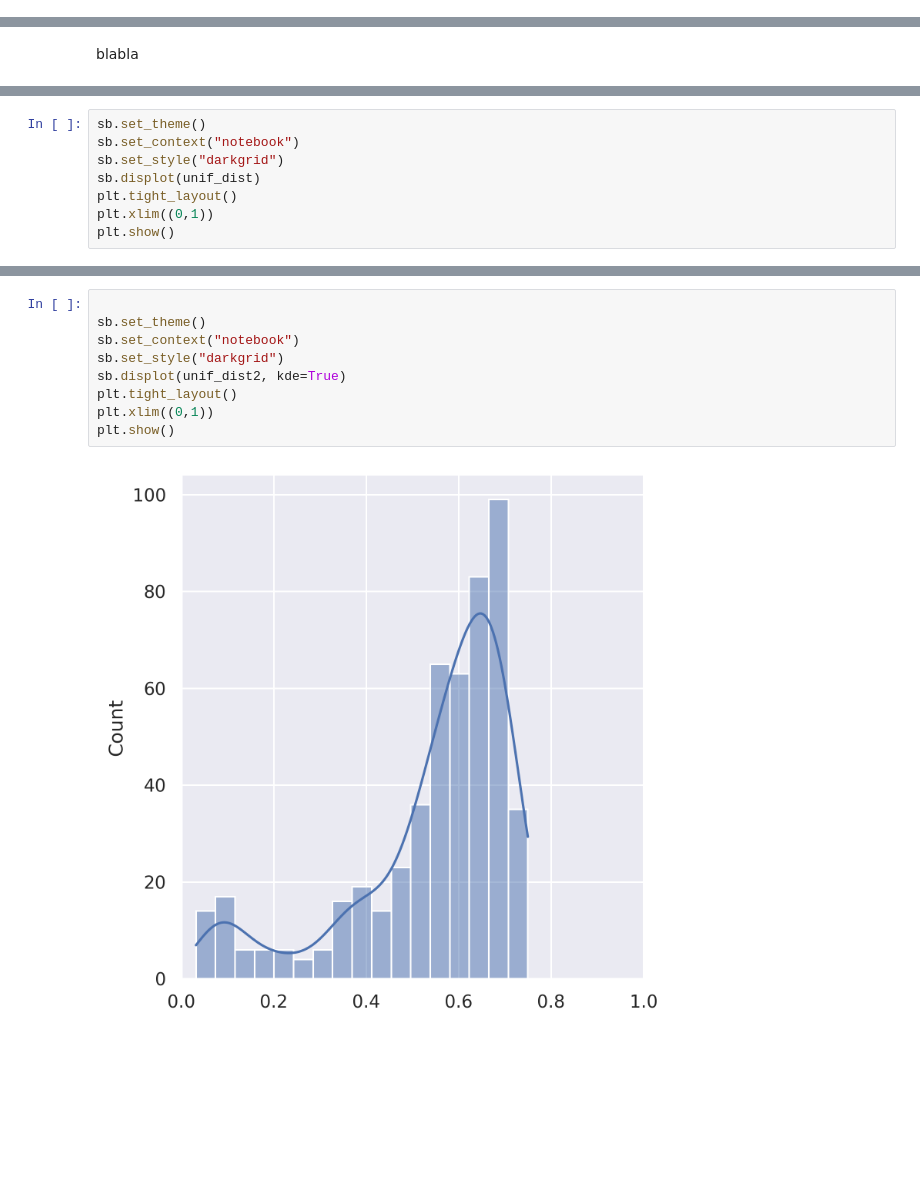
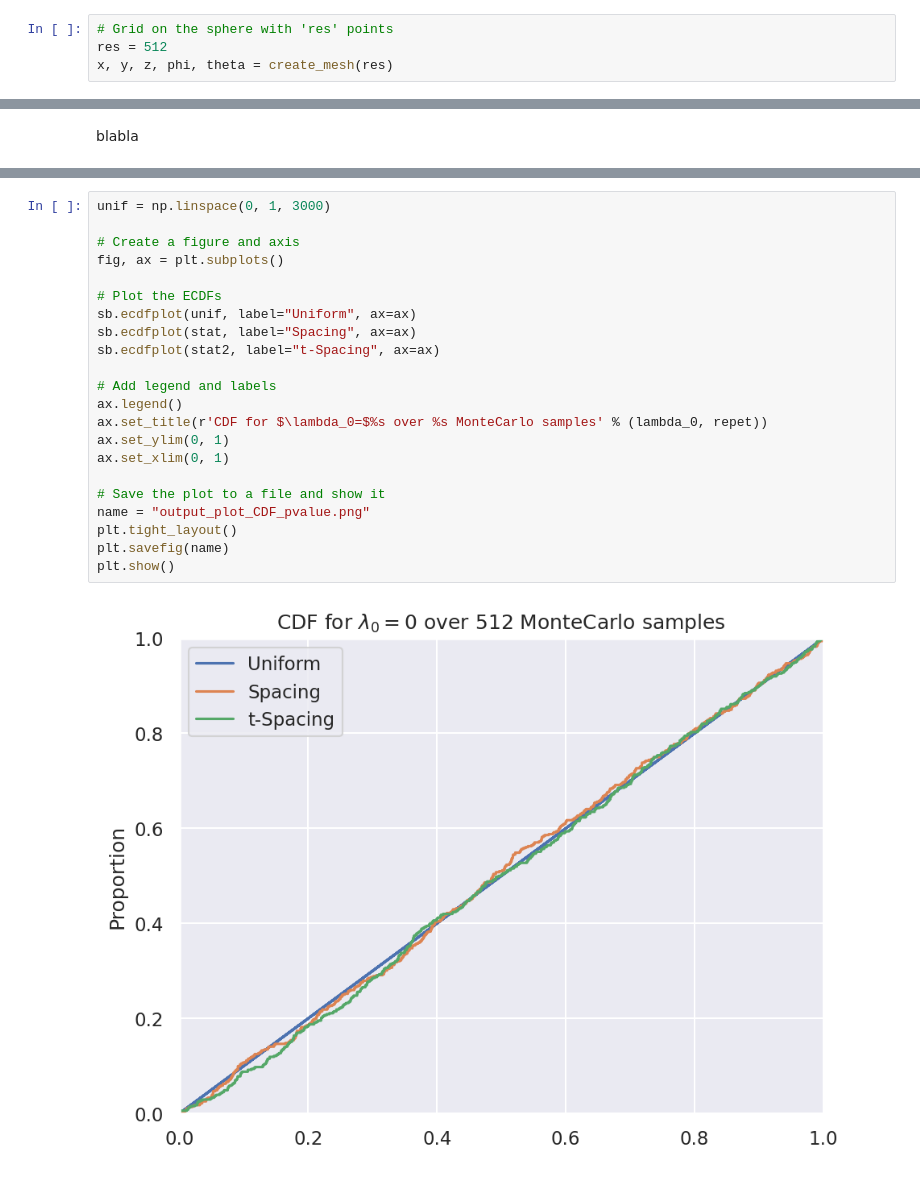
Before and after one commit to ydecastro/tensor-spacing, a Jupyter notebook: spacing_tensors.ipynb, the cells around one changed output, grey strips where cells are left out. Cells and saved outputs as stored; diff of their text form; blank space fills up the shorter version.

```diff
--- a/spacing_tensors.ipynb
+++ b/spacing_tensors.ipynb
@@ -758,3 +751,7 @@ z = np.cos(phi)
+# %%
+# Grid on the sphere with 'res' points
+res = 512
+x, y, z, phi, theta = create_mesh(res)
 # %% [markdown]
 blabla
 # %%
@@ -990,8 +895,0 @@ plt.show()
-# %%
-sb.set_theme()
-sb.set_context("notebook")
-sb.set_style("darkgrid")
-sb.displot(unif_dist)
-plt.tight_layout()
-plt.xlim((0,1))
-plt.show()
@@ -1000,11 +896,24 @@ plt.show()
-# %%
-
-sb.set_theme()
-sb.set_context("notebook")
-sb.set_style("darkgrid")
-sb.displot(unif_dist2, kde=True)
-plt.tight_layout()
-plt.xlim((0,1))
-plt.show()
-# %% [output]
-[figure, removed]
+# %%
+unif = np.linspace(0, 1, 3000)
+
+# Create a figure and axis
+fig, ax = plt.subplots()
+
+# Plot the ECDFs
+sb.ecdfplot(unif, label="Uniform", ax=ax)
+sb.ecdfplot(stat, label="Spacing", ax=ax)
+sb.ecdfplot(stat2, label="t-Spacing", ax=ax)
+
+# Add legend and labels
+ax.legend()
+ax.set_title(r'CDF for $\lambda_0=$%s over %s MonteCarlo samples' % (lambda_0, repet))
+ax.set_ylim(0, 1)
+ax.set_xlim(0, 1)
+
+# Save the plot to a file and show it
+name = "output_plot_CDF_pvalue.png"
+plt.tight_layout()
+plt.savefig(name)
+plt.show()
+# %% [output]
+[figure, added]
```
Also changed, not shown: parts of 26 cells of this notebook.
